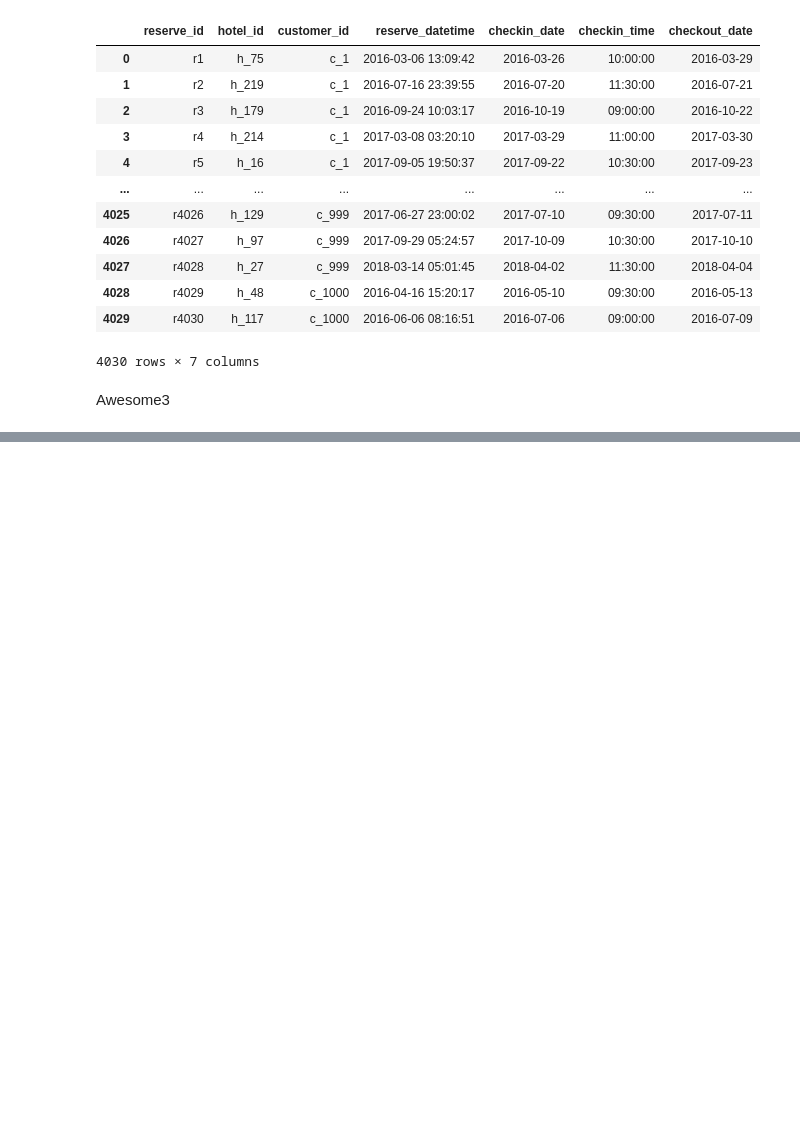
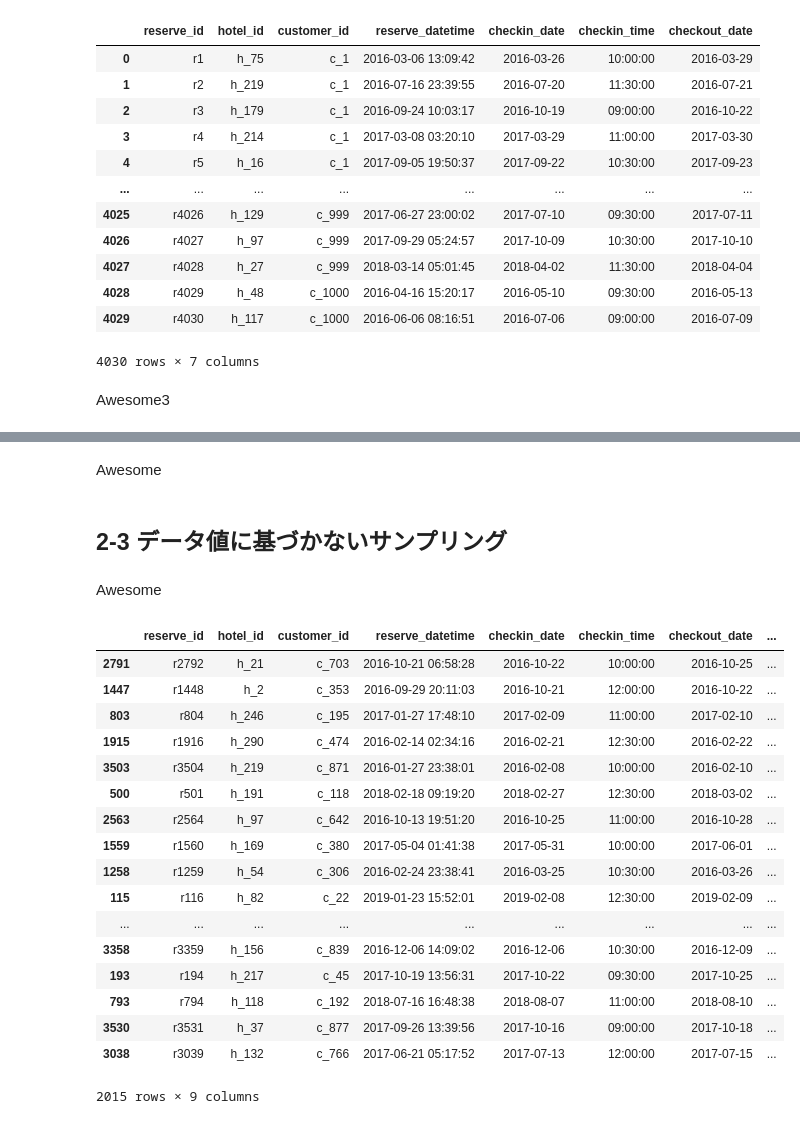
Before and after one commit to KaoruBB/awesomebook, a Jupyter notebook: preprocess/002_selection/002_selection.ipynb, the cells around one changed output, grey strips where cells are left out. Cells and saved outputs as stored; diff of their text form; code cells hidden in the pictures; blank space fills up the shorter version.

```diff
--- a/preprocess/002_selection/002_selection.ipynb
+++ b/preprocess/002_selection/002_selection.ipynb
@@ -111,0 +111,2 @@ reserve_tb.drop(['people_num', 'total_price'], axis=1, inplace=True)
+# %%
+customer_tb, hotel_tb, reserve_tb = load_hotel_reserve()
@@ -111,0 +128,2 @@ reserve_tb.drop(['people_num', 'total_price'], axis=1, inplace=True)
+# %% [markdown]
+Awesome
@@ -111,0 +132,28 @@ reserve_tb.drop(['people_num', 'total_price'], axis=1, inplace=True)
+# %% [markdown]
+## 2-3 データ値に基づかないサンプリング
+# %% [markdown]
+Awesome
+# %%
+# reserve_tbから50%サンプリング
+reserve_tb.sample(frac=0.5)
+# サンプリング件数で指定する場合は
+reserve_tb.sample(n=1000)
+# %% [output]
+|  | reserve_id | hotel_id | customer_id | reserve_datetime | checkin_date | checkin_time | checkout_date | ... |
+| 2791 | r2792 | h_21 | c_703 | 2016-10-21 06:58:28 | 2016-10-22 | 10:00:00 | 2016-10-25 | ... |
+| 1447 | r1448 | h_2 | c_353 | 2016-09-29 20:11:03 | 2016-10-21 | 12:00:00 | 2016-10-22 | ... |
+| 803 | r804 | h_246 | c_195 | 2017-01-27 17:48:10 | 2017-02-09 | 11:00:00 | 2017-02-10 | ... |
+| 1915 | r1916 | h_290 | c_474 | 2016-02-14 02:34:16 | 2016-02-21 | 12:30:00 | 2016-02-22 | ... |
+| 3503 | r3504 | h_219 | c_871 | 2016-01-27 23:38:01 | 2016-02-08 | 10:00:00 | 2016-02-10 | ... |
+| 500 | r501 | h_191 | c_118 | 2018-02-18 09:19:20 | 2018-02-27 | 12:30:00 | 2018-03-02 | ... |
+| 2563 | r2564 | h_97 | c_642 | 2016-10-13 19:51:20 | 2016-10-25 | 11:00:00 | 2016-10-28 | ... |
+| 1559 | r1560 | h_169 | c_380 | 2017-05-04 01:41:38 | 2017-05-31 | 10:00:00 | 2017-06-01 | ... |
+| 1258 | r1259 | h_54 | c_306 | 2016-02-24 23:38:41 | 2016-03-25 | 10:30:00 | 2016-03-26 | ... |
+| 115 | r116 | h_82 | c_22 | 2019-01-23 15:52:01 | 2019-02-08 | 12:30:00 | 2019-02-09 | ... |
+| ... | ... | ... | ... | ... | ... | ... | ... | ... |
+| 3358 | r3359 | h_156 | c_839 | 2016-12-06 14:09:02 | 2016-12-06 | 10:30:00 | 2016-12-09 | ... |
+| 193 | r194 | h_217 | c_45 | 2017-10-19 13:56:31 | 2017-10-22 | 09:30:00 | 2017-10-25 | ... |
+| 793 | r794 | h_118 | c_192 | 2018-07-16 16:48:38 | 2018-08-07 | 11:00:00 | 2018-08-10 | ... |
+| 3530 | r3531 | h_37 | c_877 | 2017-09-26 13:39:56 | 2017-10-16 | 09:00:00 | 2017-10-18 | ... |
+| 3038 | r3039 | h_132 | c_766 | 2017-06-21 05:17:52 | 2017-07-13 | 12:00:00 | 2017-07-15 | ... |
+2015 rows × 9 columns
```
Also changed, not shown: parts of 11 cells of this notebook, 2 other files.
